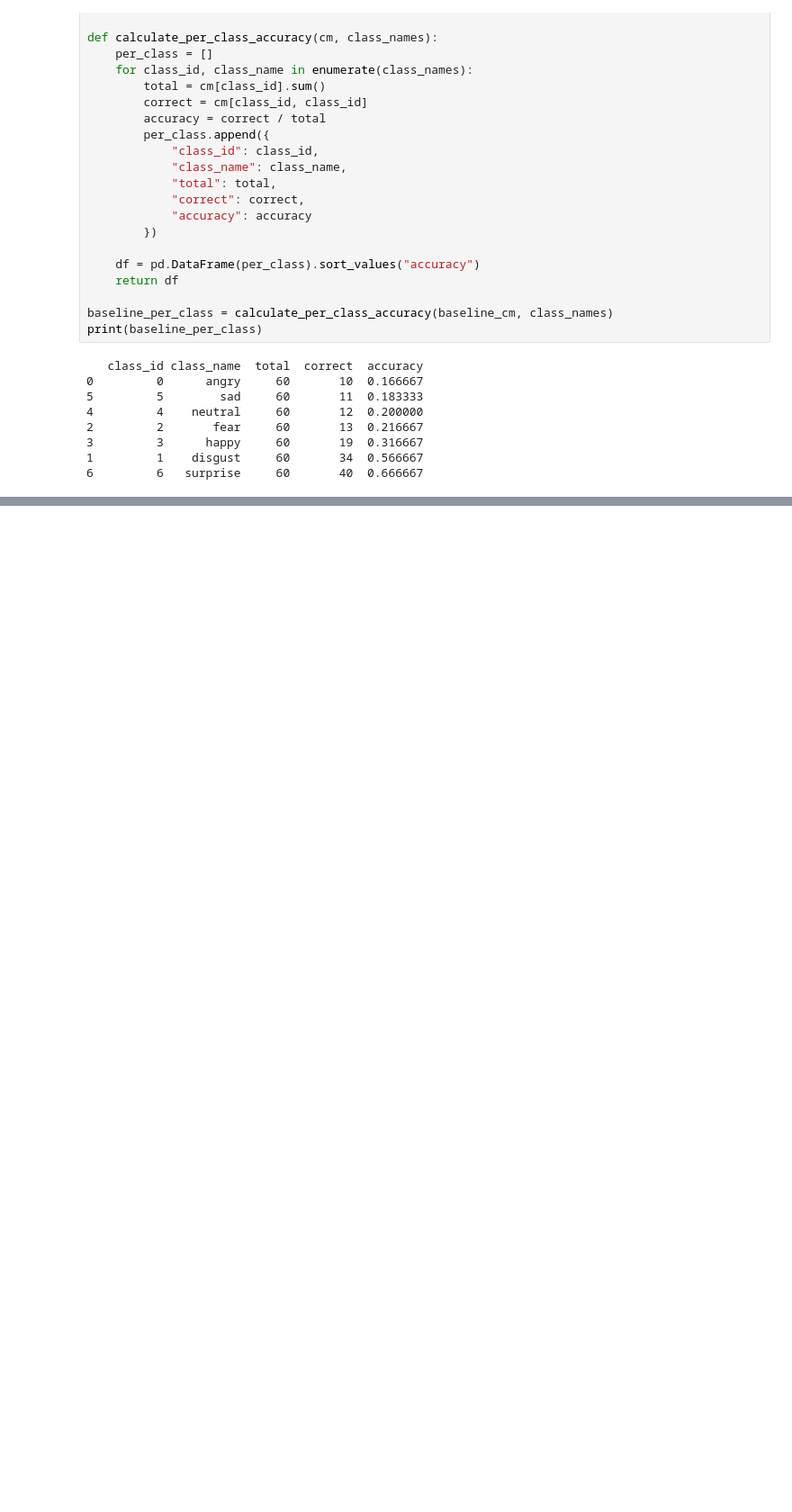
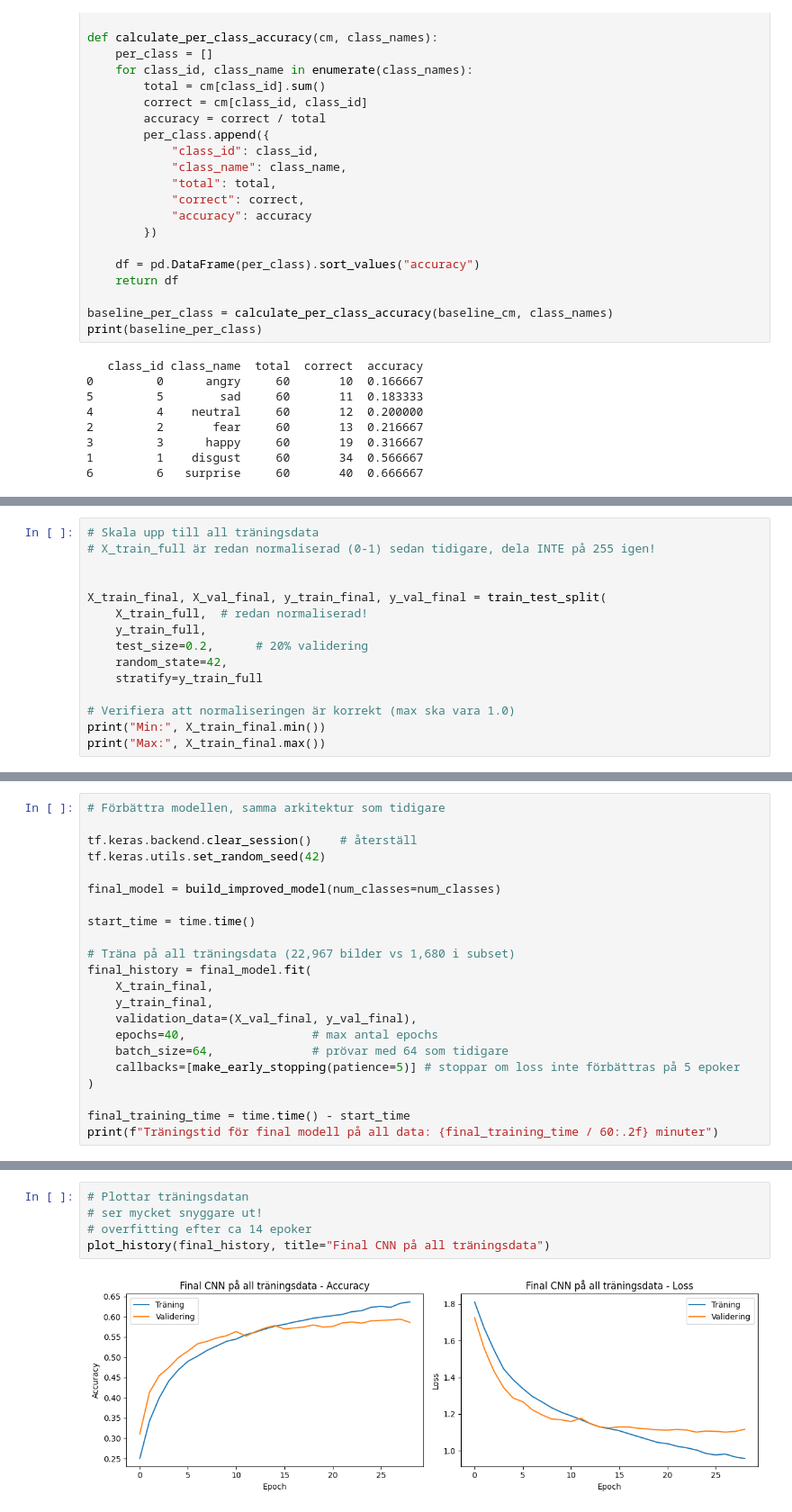
Before and after one commit to EliWei/CNN_individual_assignment, a Jupyter notebook: fer_klassificering.ipynb, the cells around one changed output, grey strips where cells are left out. Shown at 90% size. Saved outputs shown, nothing was run; the diff lists cells and outputs as text; blank space fills up the shorter version.

```diff
--- a/fer_klassificering.ipynb
+++ b/fer_klassificering.ipynb
@@ -533,0 +719,15 @@ plot_misclassified_examples(
+# %%
+# Skala upp till all träningsdata
+# X_train_full är redan normaliserad (0-1) sedan tidigare, dela INTE på 255 igen!
+
+
+X_train_final, X_val_final, y_train_final, y_val_final = train_test_split(
+    X_train_full,  # redan normaliserad!
+    y_train_full,
+    test_size=0.2,      # 20% validering
+    random_state=42,
+    stratify=y_train_full
+
+# Verifiera att normaliseringen är korrekt (max ska vara 1.0)
+print("Min:", X_train_final.min())
+print("Max:", X_train_final.max())
@@ -533,0 +737,22 @@ plot_misclassified_examples(
+# %%
+# Förbättra modellen, samma arkitektur som tidigare
+
+tf.keras.backend.clear_session()    # återställ
+tf.keras.utils.set_random_seed(42)
+
+final_model = build_improved_model(num_classes=num_classes)
+
+start_time = time.time()
+
+# Träna på all träningsdata (22,967 bilder vs 1,680 i subset)
+final_history = final_model.fit(
+    X_train_final,
+    y_train_final,
+    validation_data=(X_val_final, y_val_final),
+    epochs=40,                  # max antal epochs
+    batch_size=64,              # prövar med 64 som tidigare
+    callbacks=[make_early_stopping(patience=5)] # stoppar om loss inte förbättras på 5 epoker
+)
+
+final_training_time = time.time() - start_time
+print(f"Träningstid för final modell på all data: {final_training_time / 60:.2f} minuter")
@@ -533,0 +777,7 @@ plot_misclassified_examples(
+# %%
+# Plottar träningsdatan
+# ser mycket snyggare ut!
+# overfitting efter ca 14 epoker
+plot_history(final_history, title="Final CNN på all träningsdata")
+# %% [output]
+[figure, added]
```
Also changed, not shown: parts of 11 cells of this notebook.
